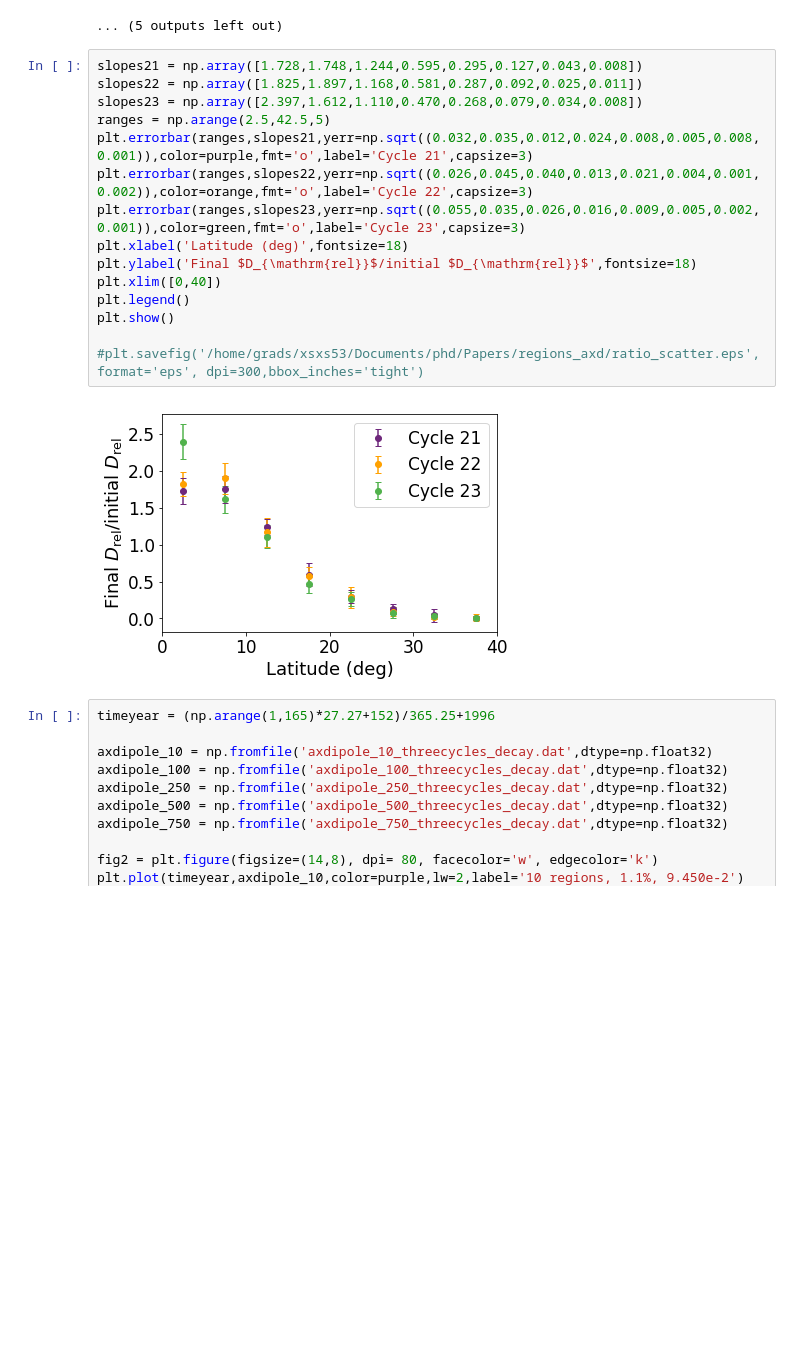
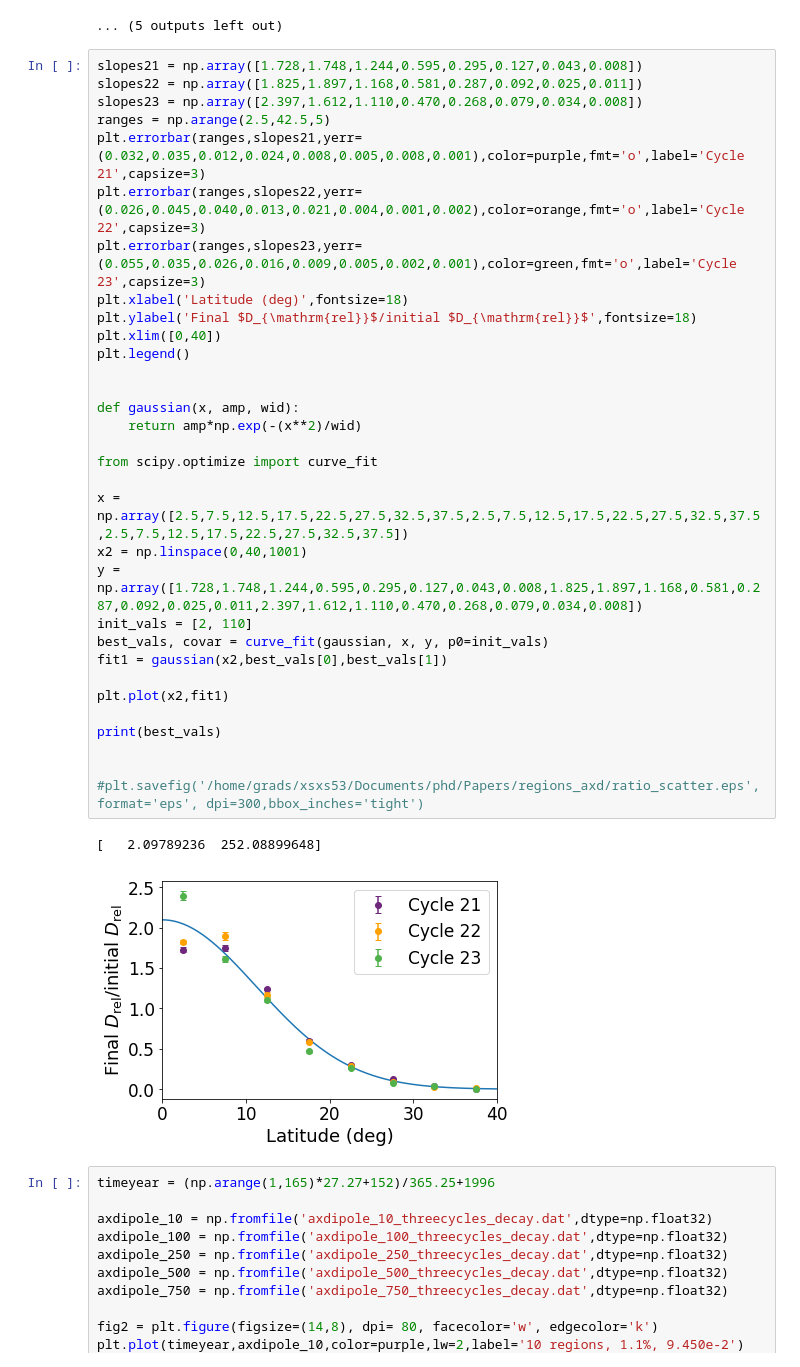
Before and after one commit to twhitbread/python-scatter, a Jupyter notebook: pythonscatter_c23_threecycles_decay.ipynb, the cells around one changed output. Drawn from its saved outputs; the diff is of its cells as text; blank space fills up the shorter version.

Commit message:
Added fit to ratio plot and tidied up more text

```diff
--- a/pythonscatter_c23_threecycles_decay.ipynb
+++ b/pythonscatter_c23_threecycles_decay.ipynb
@@ -378,20 +378,38 @@ plt.show()
 # %%
 slopes21 = np.array([1.728,1.748,1.244,0.595,0.295,0.127,0.043,0.008])
 slopes22 = np.array([1.825,1.897,1.168,0.581,0.287,0.092,0.025,0.011])
 slopes23 = np.array([2.397,1.612,1.110,0.470,0.268,0.079,0.034,0.008])
 ranges = np.arange(2.5,42.5,5)
-plt.errorbar(ranges,slopes21,yerr=np.sqrt((0.032,0.035,0.012,0.024,0.008,0.005,0.008,0.001)),color=purple,fmt='o',label='Cycle 21',capsize=3)
-plt.errorbar(ranges,slopes22,yerr=np.sqrt((0.026,0.045,0.040,0.013,0.021,0.004,0.001,0.002)),color=orange,fmt='o',label='Cycle 22',capsize=3)
-plt.errorbar(ranges,slopes23,yerr=np.sqrt((0.055,0.035,0.026,0.016,0.009,0.005,0.002,0.001)),color=green,fmt='o',label='Cycle 23',capsize=3)
+plt.errorbar(ranges,slopes21,yerr=(0.032,0.035,0.012,0.024,0.008,0.005,0.008,0.001),color=purple,fmt='o',label='Cycle 21',capsize=3)
+plt.errorbar(ranges,slopes22,yerr=(0.026,0.045,0.040,0.013,0.021,0.004,0.001,0.002),color=orange,fmt='o',label='Cycle 22',capsize=3)
+plt.errorbar(ranges,slopes23,yerr=(0.055,0.035,0.026,0.016,0.009,0.005,0.002,0.001),color=green,fmt='o',label='Cycle 23',capsize=3)
 plt.xlabel('Latitude (deg)',fontsize=18)
 plt.ylabel('Final $D_{\mathrm{rel}}$/initial $D_{\mathrm{rel}}$',fontsize=18)
 plt.xlim([0,40])
 plt.legend()
-plt.show()
+
+
+def gaussian(x, amp, wid):
+    return amp*np.exp(-(x**2)/wid)
+
+from scipy.optimize import curve_fit
+
+x = np.array([2.5,7.5,12.5,17.5,22.5,27.5,32.5,37.5,2.5,7.5,12.5,17.5,22.5,27.5,32.5,37.5,2.5,7.5,12.5,17.5,22.5,27.5,32.5,37.5])
+x2 = np.linspace(0,40,1001)
+y = np.array([1.728,1.748,1.244,0.595,0.295,0.127,0.043,0.008,1.825,1.897,1.168,0.581,0.287,0.092,0.025,0.011,2.397,1.612,1.110,0.470,0.268,0.079,0.034,0.008])
+init_vals = [2, 110]
+best_vals, covar = curve_fit(gaussian, x, y, p0=init_vals)
+fit1 = gaussian(x2,best_vals[0],best_vals[1])
+
+plt.plot(x2,fit1)
+
+print(best_vals)
+
 
 #plt.savefig('/home/grads/xsxs53/Documents/phd/Papers/regions_axd/ratio_scatter.eps', format='eps', dpi=300,bbox_inches='tight')
 # %% [output]
+[   2.09789236  252.08899648]
-[figure, old version]
+[figure, new version]
 # %%
 timeyear = (np.arange(1,165)*27.27+152)/365.25+1996
 
```
Also changed, not shown: 2 other files.
